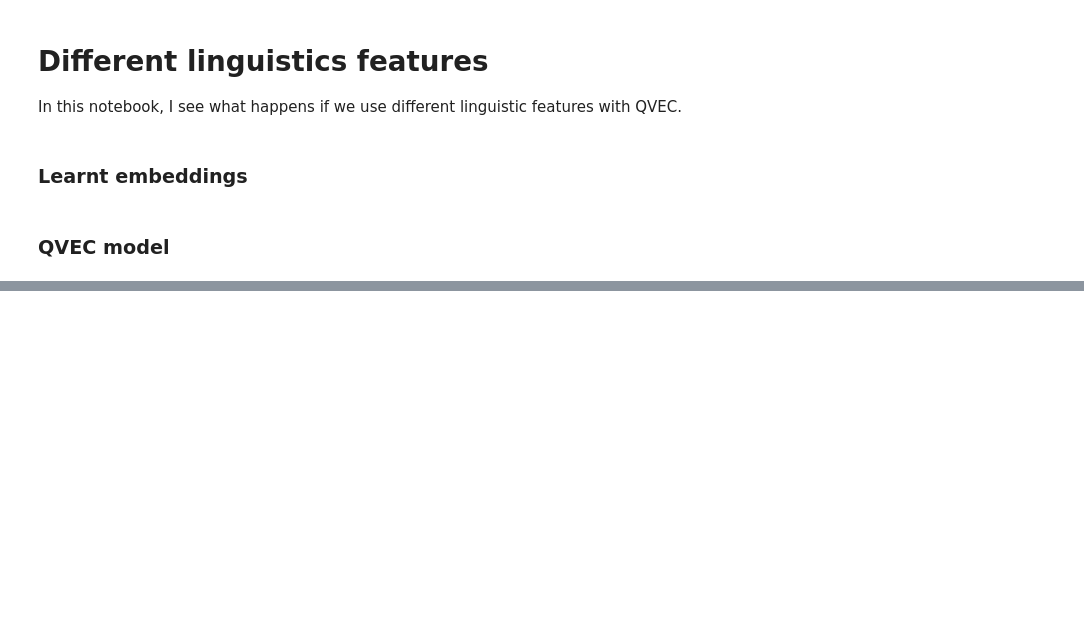
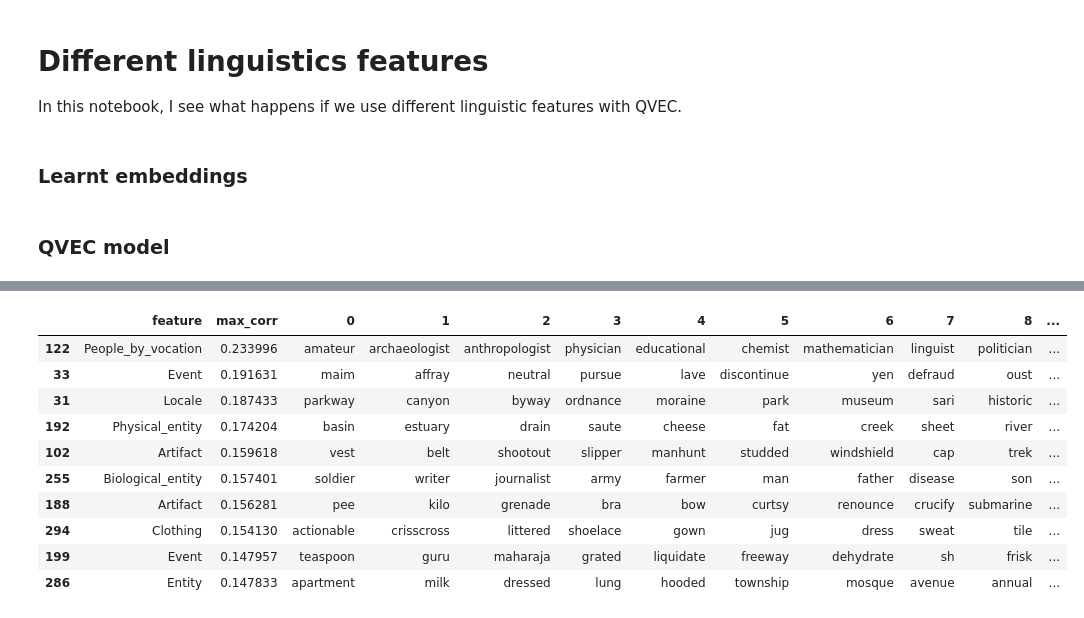
Before and after one commit to geoffbacon/semrep, a Jupyter notebook: semrep/evaluate/qvec/features.ipynb, the cells around one changed output, grey strips where cells are left out. Saved outputs shown, nothing was run; the diff lists cells and outputs as text; code cells hidden in the pictures; blank space fills up the shorter version.

```diff
--- a/semrep/evaluate/qvec/features.ipynb
+++ b/semrep/evaluate/qvec/features.ipynb
@@ -44,3 +68,4 @@ def qvec(features, embeddings):
 # %%
-correlations = qvec(subset, embeddings)
-V = len(embeddings.columns.intersection(subset.columns))
+correlations = qvec_for_large_features(relations, embeddings, k=100)
+V = len(embeddings.columns.intersection(relations.columns))
+correlations.head()
@@ -56,0 +82,5 @@ correlations.head()
+# %%
+alignments = pd.DataFrame(correlations.idxmax(axis=1))
+alignments.columns = ['feature']
+alignments['max_corr'] = correlations.max(axis=1)
+alignments.sort_values(by='max_corr', ascending=False).head(10)
@@ -56,0 +125,22 @@ correlations.head()
+# %%
+def highest_value(i, k=20, X=X):
+    """Return the top `k` words with highest values for ith dimension in X."""
+    dim = X.loc[i]
+    return dim.nlargest(n=k).index
+# %%
+k = 10
+largest = pd.DataFrame([highest_value(i, k) for i in alignments.index], index=alignments.index)
+top_k = pd.merge(alignments, largest, left_index=True, right_index=True)
+top_k.sort_values(by='max_corr', ascending=False).head(10)
+# %% [output]
+|  | feature | max_corr | 0 | 1 | 2 | 3 | 4 | 5 | 6 | 7 | 8 | ... |
+| 122 | People_by_vocation | 0.233996 | amateur | archaeologist | anthropologist | physician | educational | chemist | mathematician | linguist | politician | ... |
+| 33 | Event | 0.191631 | maim | affray | neutral | pursue | lave | discontinue | yen | defraud | oust | ... |
+| 31 | Locale | 0.187433 | parkway | canyon | byway | ordnance | moraine | park | museum | sari | historic | ... |
+| 192 | Physical_entity | 0.174204 | basin | estuary | drain | saute | cheese | fat | creek | sheet | river | ... |
+| 102 | Artifact | 0.159618 | vest | belt | shootout | slipper | manhunt | studded | windshield | cap | trek | ... |
+| 255 | Biological_entity | 0.157401 | soldier | writer | journalist | army | farmer | man | father | disease | son | ... |
+| 188 | Artifact | 0.156281 | pee | kilo | grenade | bra | bow | curtsy | renounce | crucify | submarine | ... |
+| 294 | Clothing | 0.154130 | actionable | crisscross | littered | shoelace | gown | jug | dress | sweat | tile | ... |
+| 199 | Event | 0.147957 | teaspoon | guru | maharaja | grated | liquidate | freeway | dehydrate | sh | frisk | ... |
+| 286 | Entity | 0.147833 | apartment | milk | dressed | lung | hooded | township | mosque | avenue | annual | ... |
```
Also changed, not shown: parts of 15 cells of this notebook, 4 other files.
